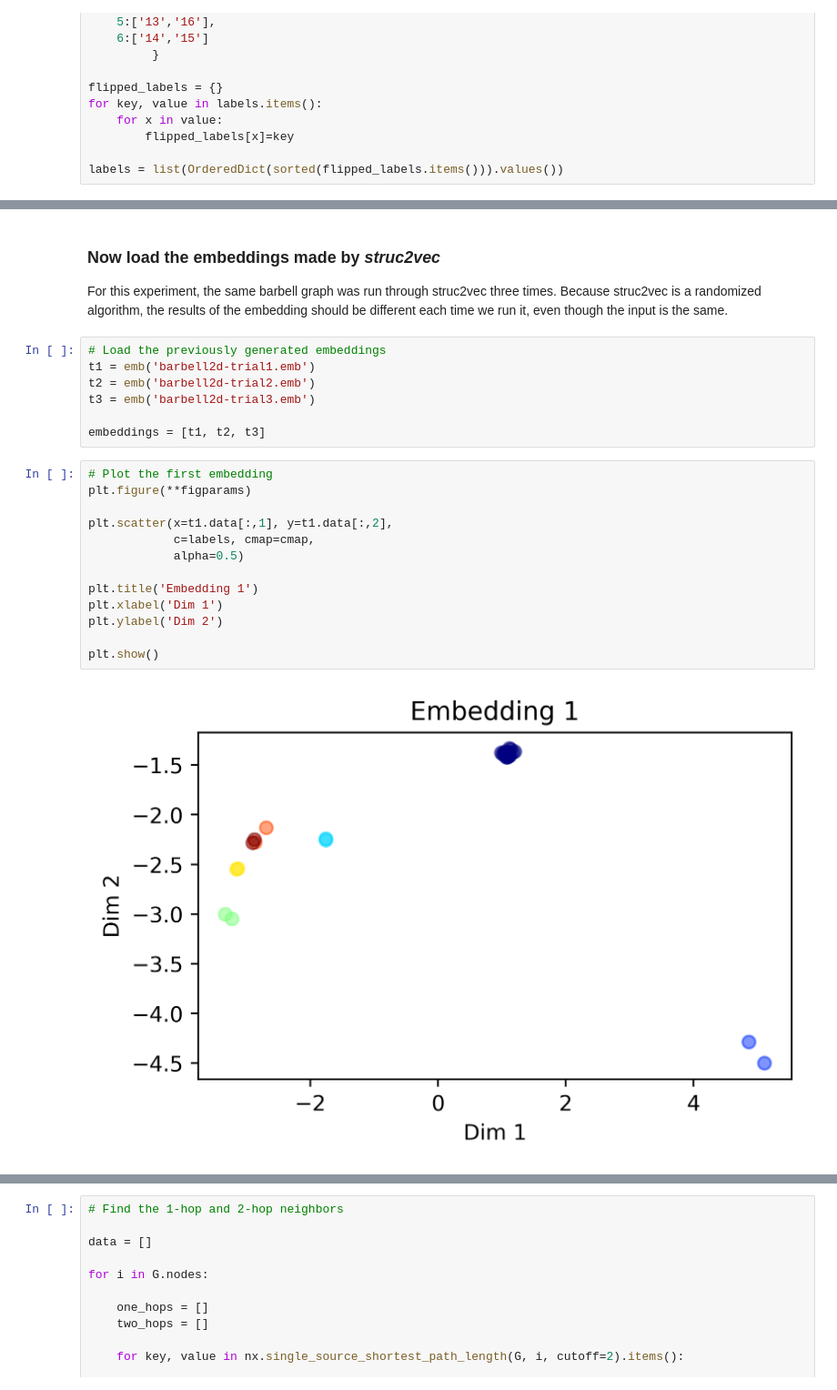
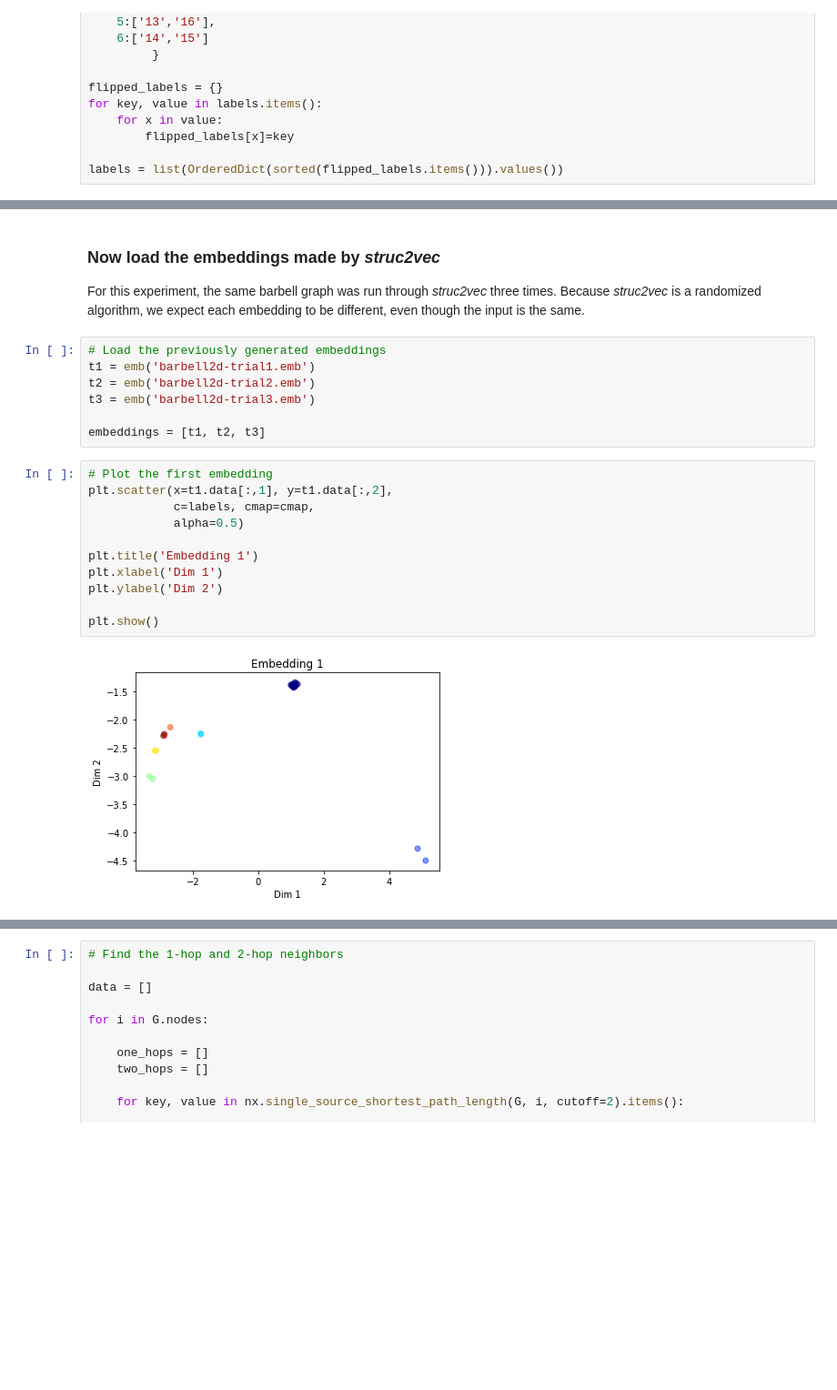
Before and after one commit to pmyers16/NeuroData-fa18, a Jupyter notebook: presentations/week6/analysis.ipynb, the cells around one changed output, grey strips where cells are left out. Shown: that part at 91% size. Cells and saved outputs as stored; diff of their text form; blank space fills up the shorter version.

```diff
--- a/presentations/week6/analysis.ipynb
+++ b/presentations/week6/analysis.ipynb
@@ -57,7 +63,7 @@ plt.show()
 # %% [markdown]
 ### Now load the embeddings made by _struc2vec_
 
-For this experiment, the same barbell graph was run through struc2vec three times. Because struc2vec is a randomized algorithm, the results of the embedding should be different each time we run it, even though the input is the same.
+For this experiment, the same barbell graph was run through _struc2vec_ three times. Because _struc2vec_ is a randomized algorithm, we expect each embedding to be different, even though the input is the same.
 # %%
 # Load the previously generated embeddings
 t1 = emb('barbell2d-trial1.emb')
@@ -67,17 +73,15 @@ t3 = emb('barbell2d-trial3.emb')
 embeddings = [t1, t2, t3]
 # %%
 # Plot the first embedding
-plt.figure(**figparams)
-
 plt.scatter(x=t1.data[:,1], y=t1.data[:,2],
             c=labels, cmap=cmap,
             alpha=0.5)
 
 plt.title('Embedding 1')
 plt.xlabel('Dim 1')
 plt.ylabel('Dim 2')
 
 plt.show()
 # %% [output]
-[figure, old version]
+[figure, new version]
 # %%
```
Also changed, not shown: parts of 16 cells of this notebook.
